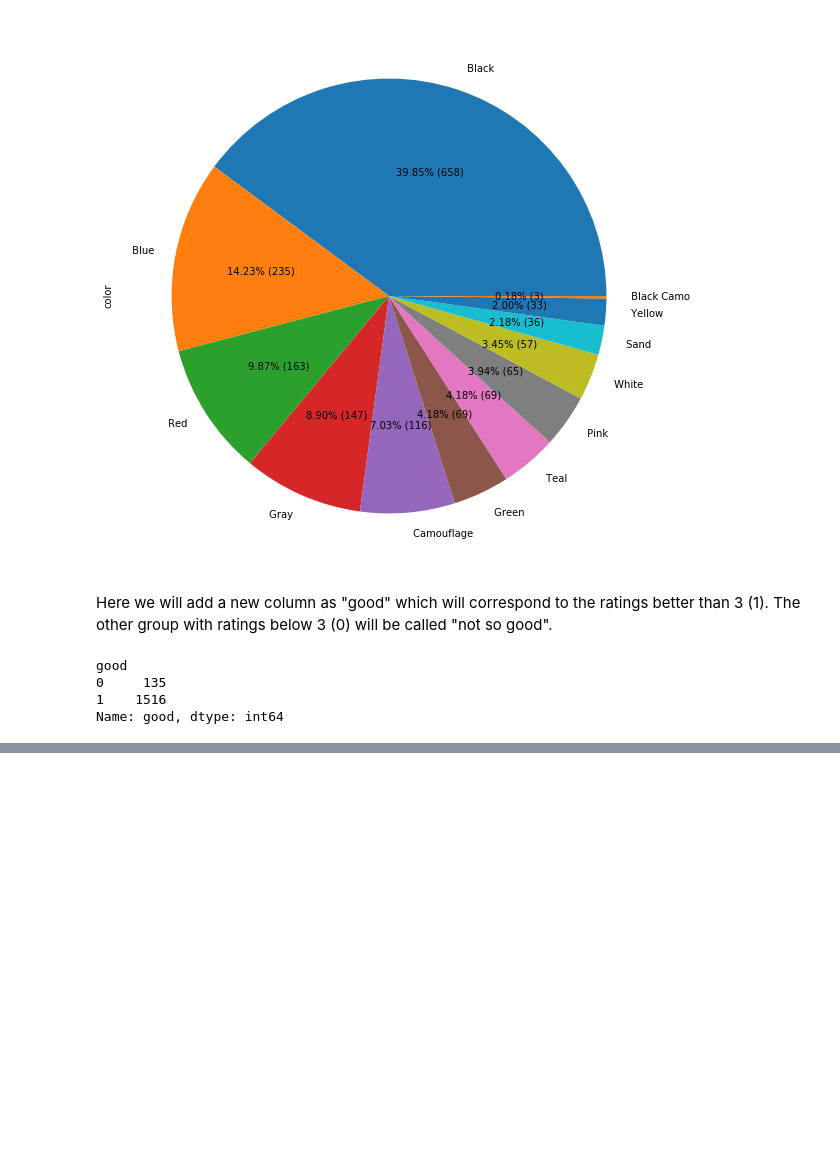
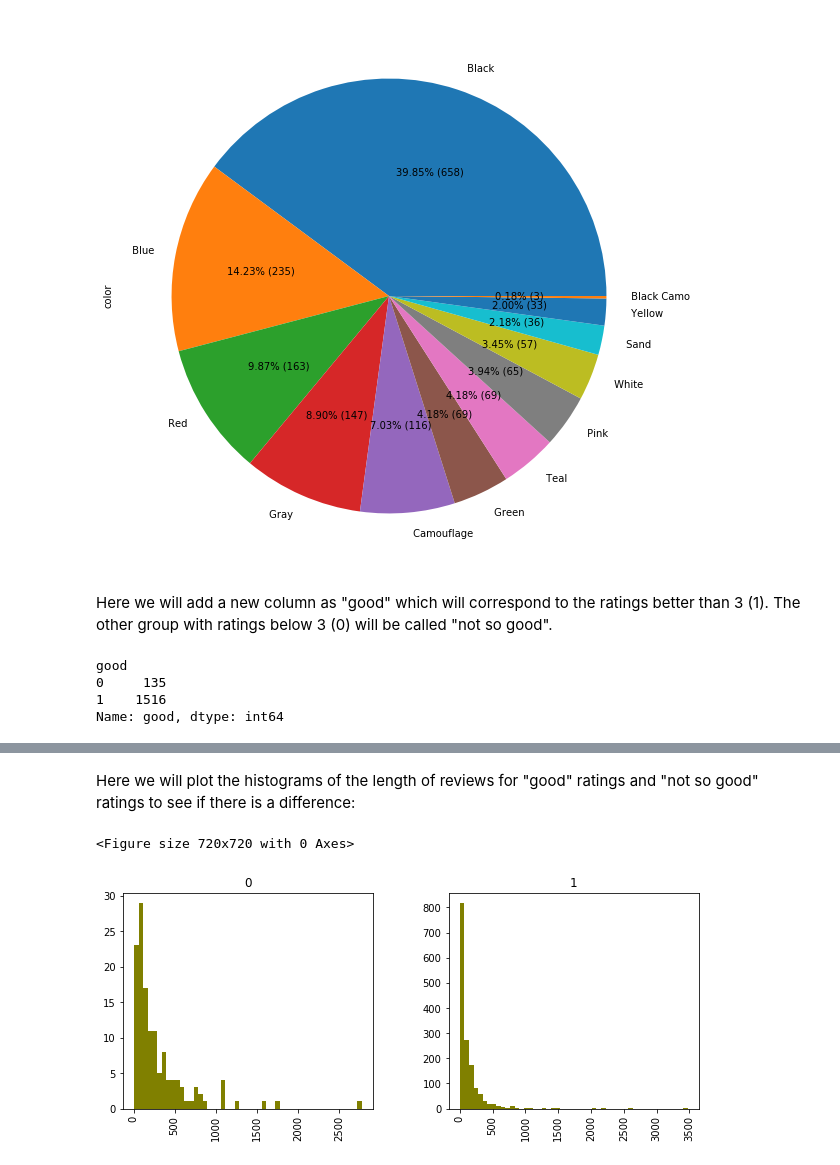
Before and after one commit to kavehamini/Amazon-Review-Analysis-JBL-Charge-4-Speaker-Sentiment-Analysis-NLP, a Jupyter notebook: JBL Speaker Reviews Dataset Analysis and Visualization.ipynb, the cells around one changed output, grey strips where cells are left out. Saved outputs shown, nothing was run; the diff lists cells and outputs as text; code cells hidden in the pictures; blank space fills up the shorter version.

```diff
--- a/JBL Speaker Reviews Dataset Analysis and Visualization.ipynb
+++ b/JBL Speaker Reviews Dataset Analysis and Visualization.ipynb
@@ -183,0 +266,9 @@ Name: good, dtype: int64
+# %% [markdown]
+Here we will plot the histograms of the length of reviews for "good" ratings and "not so good" ratings to see if there is a difference:
+# %%
+plt.figure(figsize=(10,10))
+df.hist(column='length_of_review', by='good', bins=50,figsize=(10,4), color='olive');
+plt.savefig('7.png')
+# %% [output]
+<Figure size 720x720 with 0 Axes>
+[figure, added]
```
Also changed, not shown: parts of 16 cells of this notebook, 6 other files.
